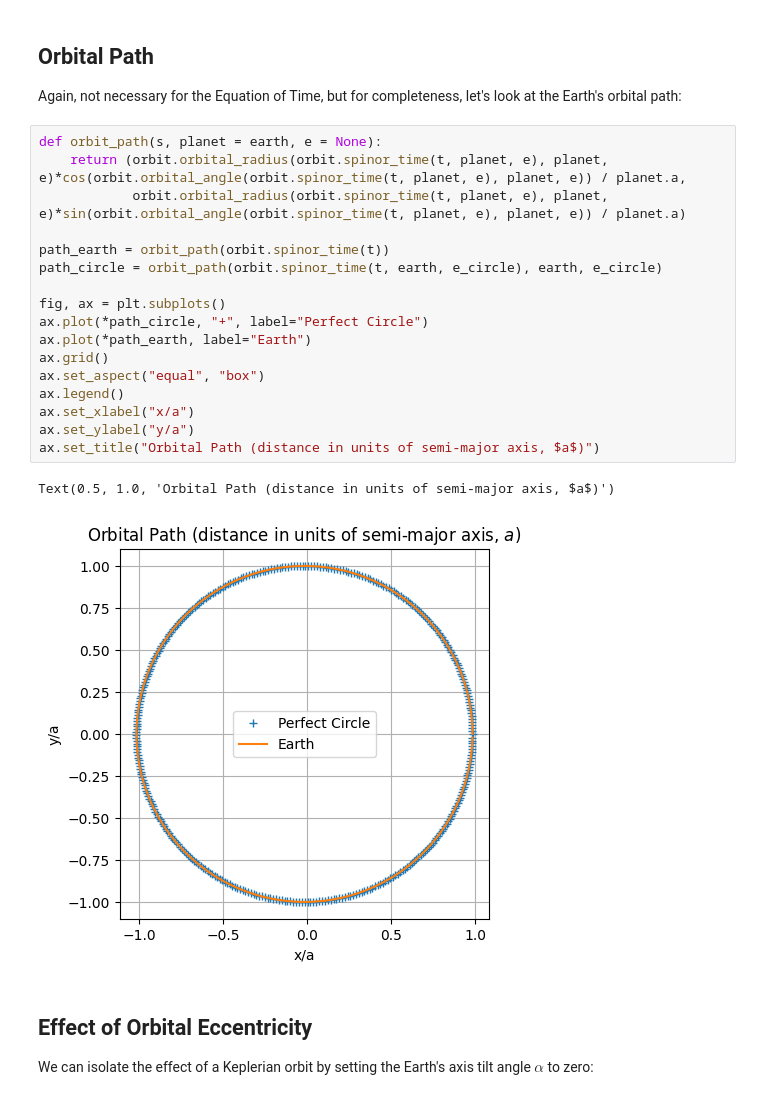
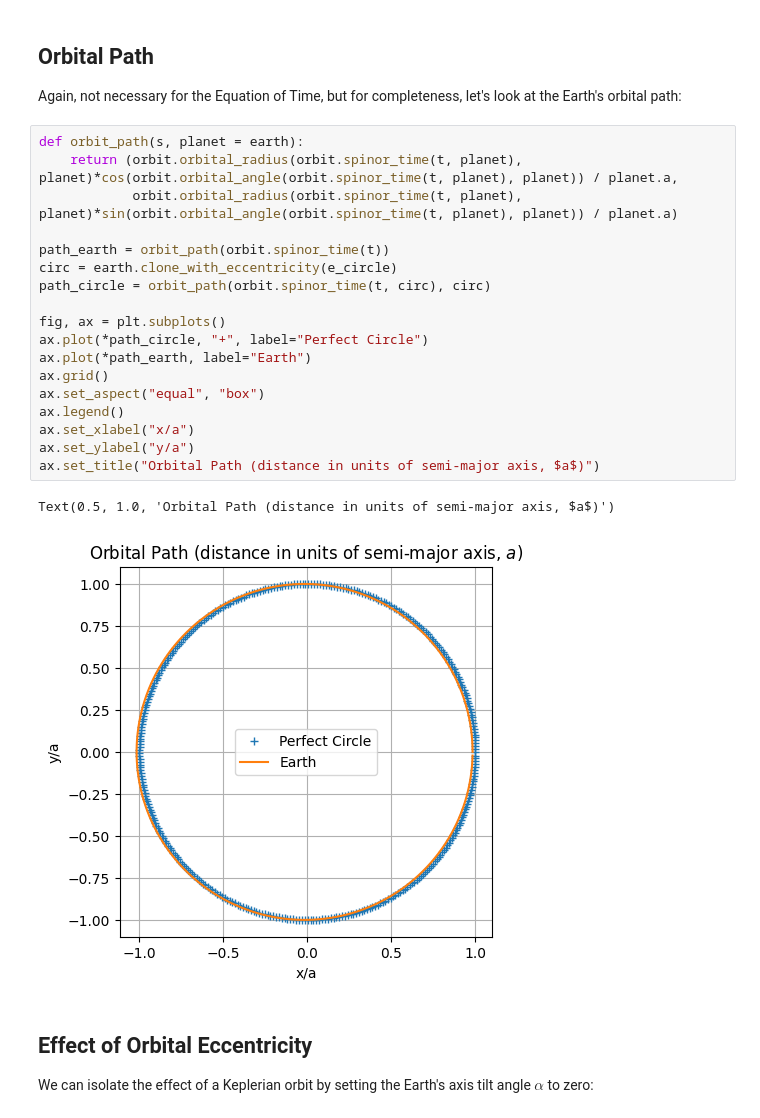
Before and after one commit to russellgoyder/analemma, a Jupyter notebook: docs/nb/orbit_analysis.ipynb, the cells around one changed output. Saved outputs shown, nothing was run; the diff lists cells and outputs as text.

Commit message:
Consolidated eccentricity

```diff
--- a/docs/nb/orbit_analysis.ipynb
+++ b/docs/nb/orbit_analysis.ipynb
@@ -161,25 +168,26 @@ Text(0.5, 1.0, 'Orbital Angle')
 
 Again, not necessary for the Equation of Time, but for completeness, let's look at the Earth's orbital path:
 # %%
-def orbit_path(s, planet = earth, e = None):
-    return (orbit.orbital_radius(orbit.spinor_time(t, planet, e), planet, e)*cos(orbit.orbital_angle(orbit.spinor_time(t, planet, e), planet, e)) / planet.a,
-            orbit.orbital_radius(orbit.spinor_time(t, planet, e), planet, e)*sin(orbit.orbital_angle(orbit.spinor_time(t, planet, e), planet, e)) / planet.a)
+def orbit_path(s, planet = earth):
+    return (orbit.orbital_radius(orbit.spinor_time(t, planet), planet)*cos(orbit.orbital_angle(orbit.spinor_time(t, planet), planet)) / planet.a,
+            orbit.orbital_radius(orbit.spinor_time(t, planet), planet)*sin(orbit.orbital_angle(orbit.spinor_time(t, planet), planet)) / planet.a)
 
 path_earth = orbit_path(orbit.spinor_time(t))
-path_circle = orbit_path(orbit.spinor_time(t, earth, e_circle), earth, e_circle)
+circ = earth.clone_with_eccentricity(e_circle)
+path_circle = orbit_path(orbit.spinor_time(t, circ), circ)
 
 fig, ax = plt.subplots()
 ax.plot(*path_circle, "+", label="Perfect Circle")
 ax.plot(*path_earth, label="Earth")
 ax.grid()
 ax.set_aspect("equal", "box")
 ax.legend()
 ax.set_xlabel("x/a")
 ax.set_ylabel("y/a")
 ax.set_title("Orbital Path (distance in units of semi-major axis, $a$)")
 # %% [output]
 Text(0.5, 1.0, 'Orbital Path (distance in units of semi-major axis, $a$)')
-[figure, old version]
+[figure, new version]
 # %% [markdown]
 ## Effect of Orbital Eccentricity
 
```
Also changed, not shown: parts of 4 cells of this notebook, 1 other file.
